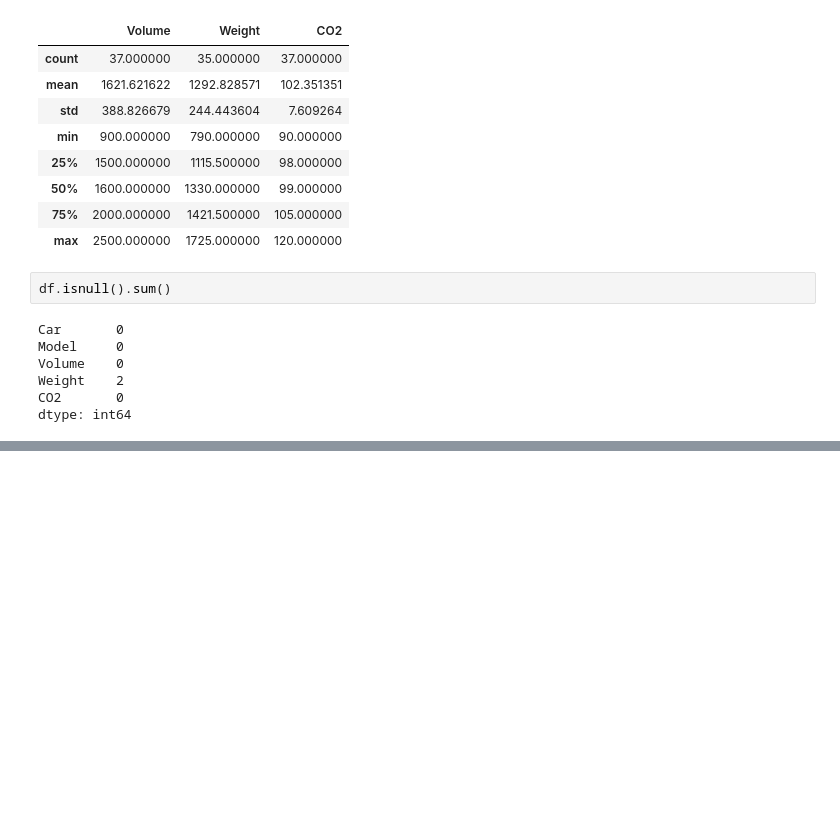
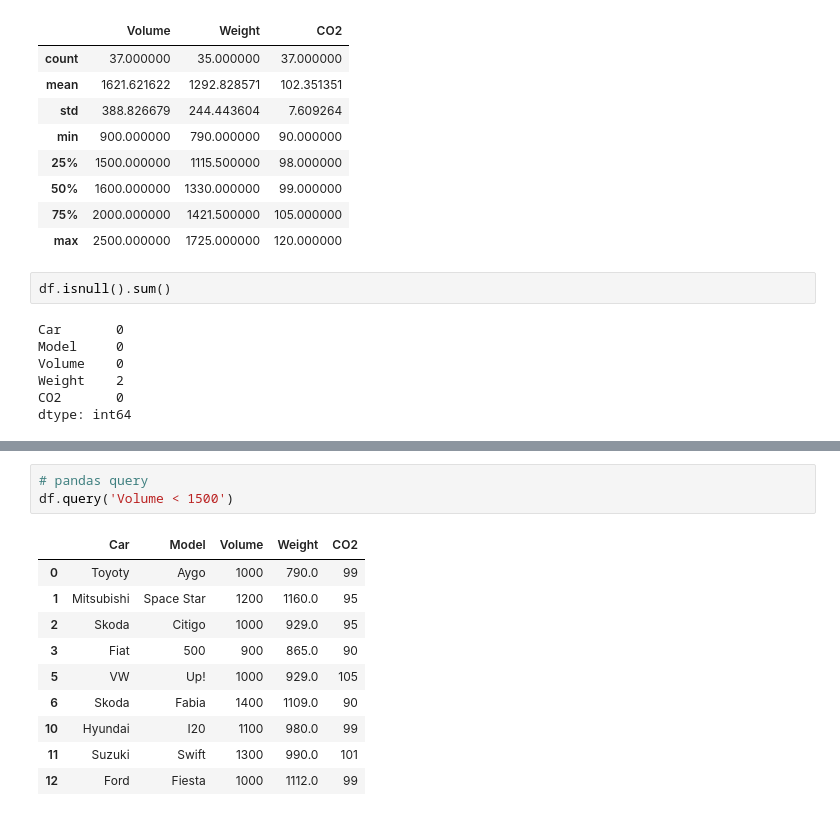
Before and after one commit to jirapongk/team_member_training, a Jupyter notebook: 01python_pandas101/bia_pandas101.ipynb, the cells around one changed output, grey strips where cells are left out. Saved outputs shown, nothing was run; the diff lists cells and outputs as text; blank space fills up the shorter version.

Commit message:
update pandas101

```diff
--- a/01python_pandas101/bia_pandas101.ipynb
+++ b/01python_pandas101/bia_pandas101.ipynb
@@ -156,0 +196,14 @@ dtype: int64
+# %%
+# pandas query
+df.query('Volume < 1500')
+# %% [output]
+|  | Car | Model | Volume | Weight | CO2 |
+| 0 | Toyoty | Aygo | 1000 | 790.0 | 99 |
+| 1 | Mitsubishi | Space Star | 1200 | 1160.0 | 95 |
+| 2 | Skoda | Citigo | 1000 | 929.0 | 95 |
+| 3 | Fiat | 500 | 900 | 865.0 | 90 |
+| 5 | VW | Up! | 1000 | 929.0 | 105 |
+| 6 | Skoda | Fabia | 1400 | 1109.0 | 90 |
+| 10 | Hyundai | I20 | 1100 | 980.0 | 99 |
+| 11 | Suzuki | Swift | 1300 | 990.0 | 101 |
+| 12 | Ford | Fiesta | 1000 | 1112.0 | 99 |
```
Also changed, not shown: parts of 42 cells of this notebook, 1 other file.
